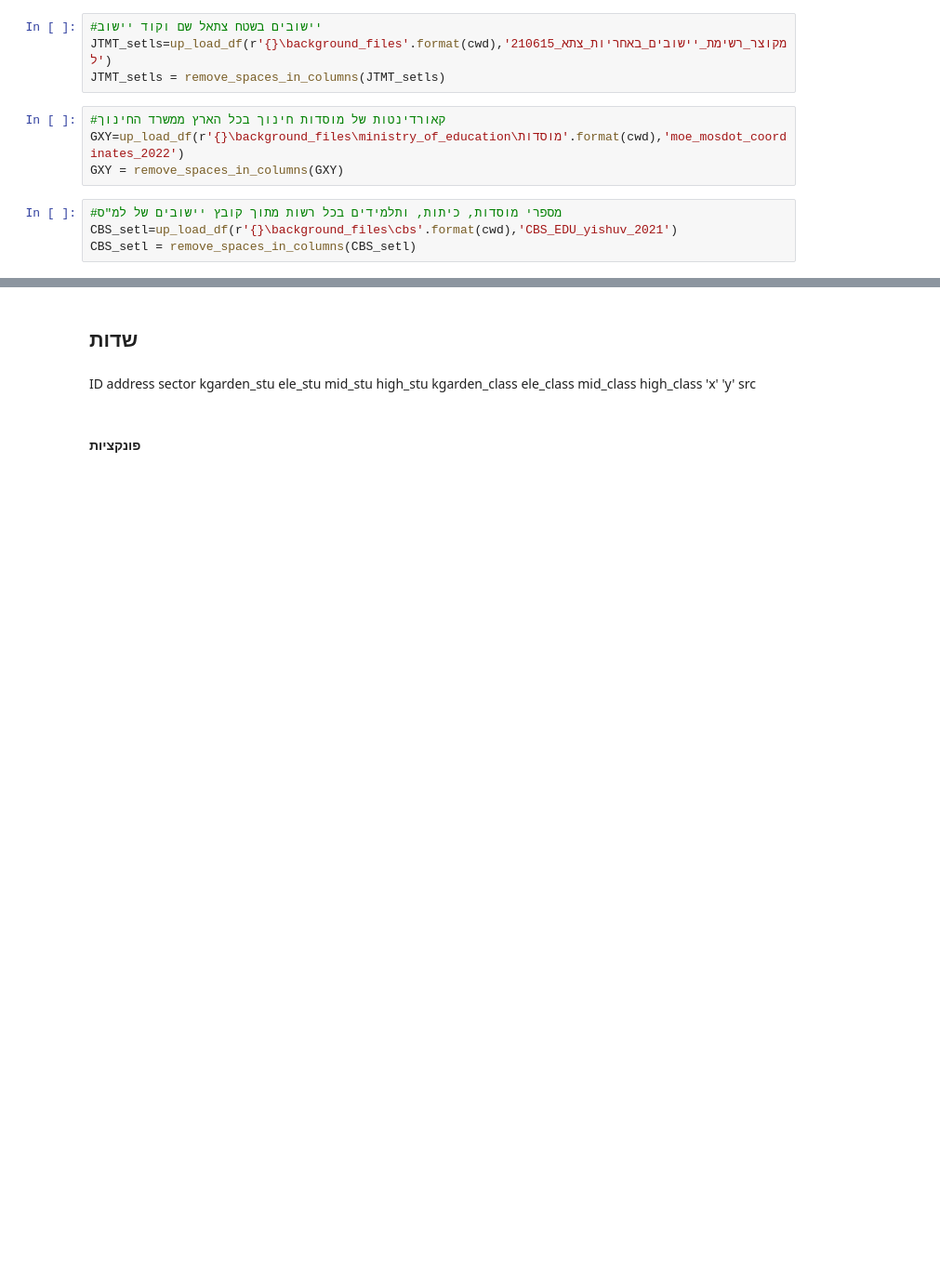
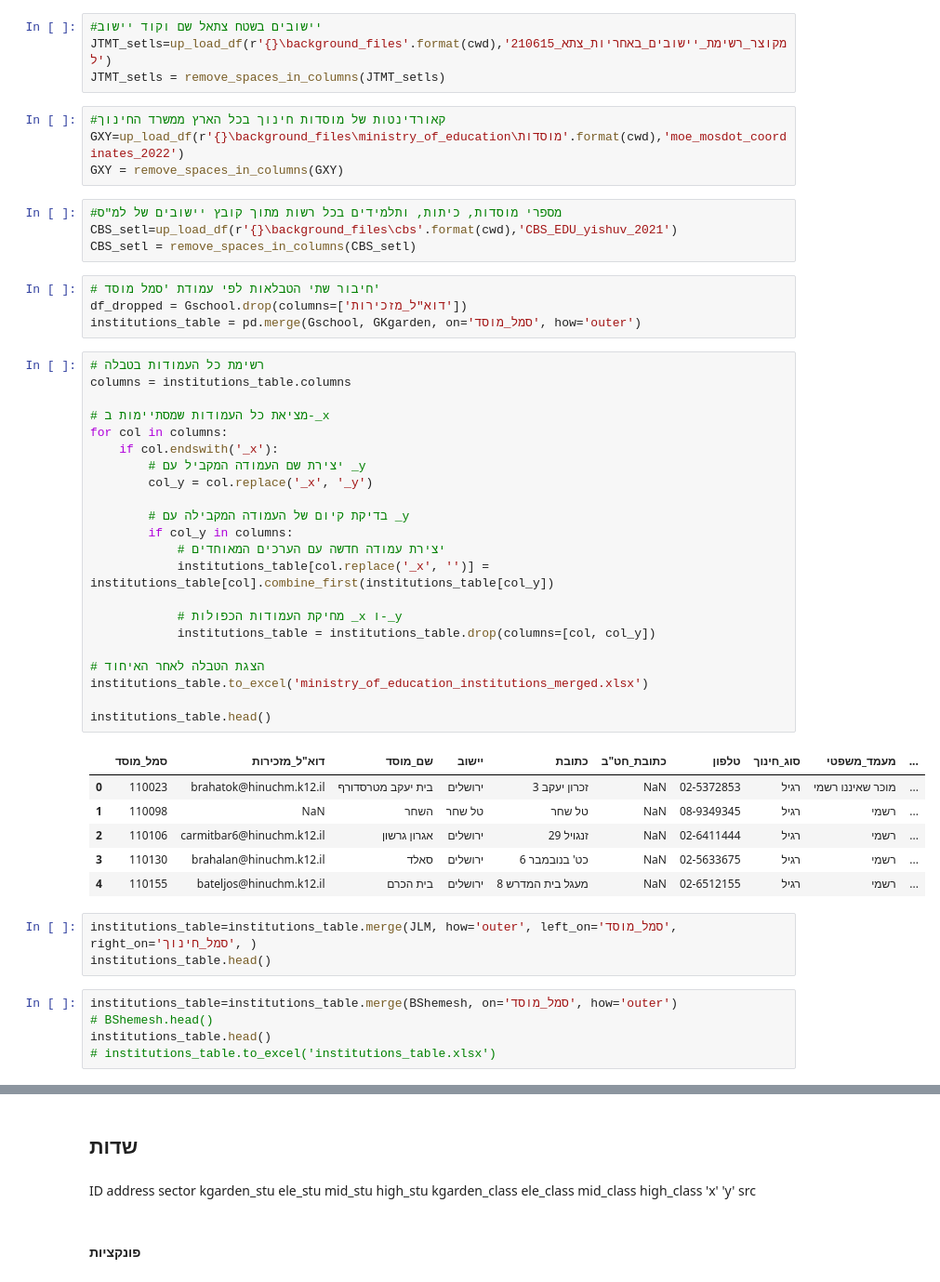
Before and after one commit to DavidPerelman/education, a Jupyter notebook: education.ipynb, the cells around one changed output, grey strips where cells are left out. Shown: that part at 93% size. Drawn from its saved outputs; the diff is of its cells as text; blank space fills up the shorter version.

Commit message:
DP - education.ipynb - merge ministry of education schools and Kindergartens to one table

```diff
--- a/education.ipynb
+++ b/education.ipynb
@@ -98,3 +98,44 @@ GXY = remove_spaces_in_columns(GXY)
 #מספרי מוסדות, כיתות, ותלמידים בכל רשות מתוך קובץ יישובים של למ"ס
 CBS_setl=up_load_df(r'{}\background_files\cbs'.format(cwd),'CBS_EDU_yishuv_2021')
 CBS_setl = remove_spaces_in_columns(CBS_setl)
+# %%
+# חיבור שתי הטבלאות לפי עמודת 'סמל מוסד'
+df_dropped = Gschool.drop(columns=['דוא"ל_מזכירות'])
+institutions_table = pd.merge(Gschool, GKgarden, on='סמל_מוסד', how='outer')
+# %%
+# רשימת כל העמודות בטבלה
+columns = institutions_table.columns
+
+# מציאת כל העמודות שמסתיימות ב-_x
+for col in columns:
+    if col.endswith('_x'):
+        # יצירת שם העמודה המקביל עם _y
+        col_y = col.replace('_x', '_y')
+
+        # בדיקת קיום של העמודה המקבילה עם _y
+        if col_y in columns:
+            # יצירת עמודה חדשה עם הערכים המאוחדים
+            institutions_table[col.replace('_x', '')] = institutions_table[col].combine_first(institutions_table[col_y])
+
+            # מחיקת העמודות הכפולות _x ו-_y
+            institutions_table = institutions_table.drop(columns=[col, col_y])
+
+# הצגת הטבלה לאחר האיחוד
+institutions_table.to_excel('ministry_of_education_institutions_merged.xlsx')
+
+institutions_table.head()
+# %% [output]
+|  | סמל_מוסד | דוא"ל_מזכירות | שם_מוסד | יישוב | כתובת | כתובת_חט"ב | טלפון | סוג_חינוך | מעמד_משפטי | ... |
+| 0 | 110023 | brahatok@hinuchm.k12.il | בית יעקב מטרסדורף | ירושלים | זכרון יעקב 3 | NaN | 02-5372853 | רגיל | מוכר שאיננו רשמי | ... |
+| 1 | 110098 | NaN | השחר | טל שחר | טל שחר | NaN | 08-9349345 | רגיל | רשמי | ... |
+| 2 | 110106 | carmitbar6@hinuchm.k12.il | אגרון גרשון | ירושלים | זנגויל 29 | NaN | 02-6411444 | רגיל | רשמי | ... |
+| 3 | 110130 | brahalan@hinuchm.k12.il | סאלד | ירושלים | כט' בנובמבר 6 | NaN | 02-5633675 | רגיל | רשמי | ... |
+| 4 | 110155 | bateljos@hinuchm.k12.il | בית הכרם | ירושלים | מעגל בית המדרש 8 | NaN | 02-6512155 | רגיל | רשמי | ... |
+# %%
+institutions_table=institutions_table.merge(JLM, how='outer', left_on='סמל_מוסד', right_on='סמל_חינוך', )
+institutions_table.head()
+# %%
+institutions_table=institutions_table.merge(BShemesh, on='סמל_מוסד', how='outer')
+# BShemesh.head()
+institutions_table.head()
+# institutions_table.to_excel('institutions_table.xlsx')
```
Also changed, not shown: parts of 9 cells of this notebook, 8 other files.
